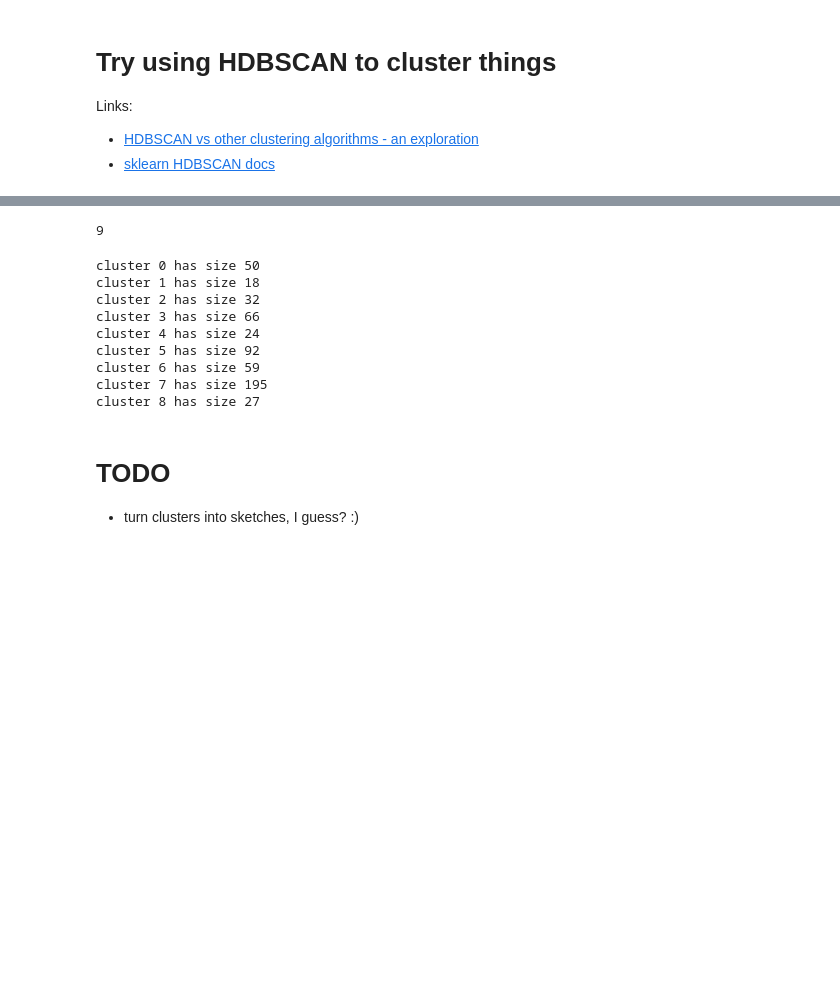
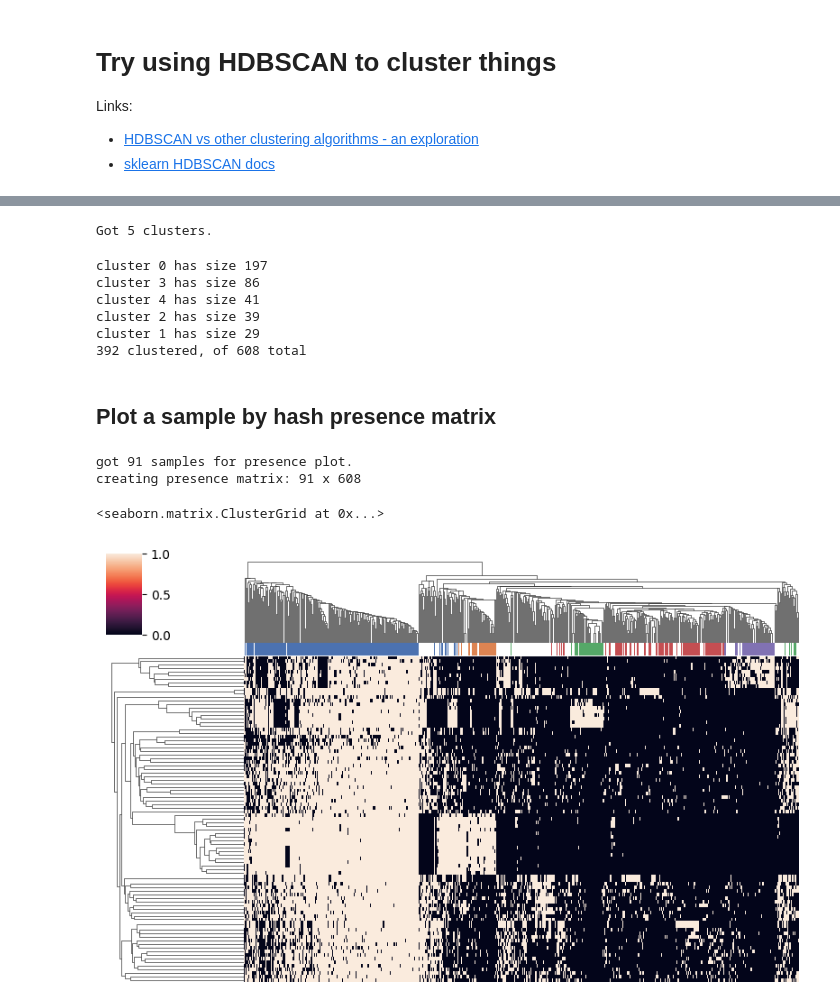
Before and after one commit to ctb/2024-pangenome-hash-corr, a Jupyter notebook: hdbscan.ipynb, the cells around one changed output, grey strips where cells are left out. Cells and saved outputs as stored; diff of their text form; code cells hidden in the pictures; blank space fills up the shorter version.

```diff
--- a/hdbscan.ipynb
+++ b/hdbscan.ipynb
@@ -153,34 +79,33 @@ Text(0, 0.5, 'Dimension 2')
 # %%
-## ok, whatever, pull out the clusters ;)
-
-hashinfo = list(labelinfo)
-
-hashinfo.sort(key=lambda row: int(row["sort_order"]))
-hashvals = [ int(row['label']) for row in hashinfo ]
-
+## ok, pull out the clusters
 clusters_d = defaultdict(set)
 
-for hashval, cluster_num in zip(hashvals, labels):
+for hashval, cluster_num in zip(assoc_hashvals, labels):
     if cluster_num >= 0:
         clusters_d[cluster_num].add(hashval)
+
+print(f"Got {len(clusters_d)} clusters.")
+# %% [output]
+Got 5 clusters.
-# %%
-print(len(clusters_d))
-# %% [output]
-9
 # %%
-for k, v in sorted(clusters_d.items()):
+for k, v in sorted(clusters_d.items(), key=lambda v: -len(v[1])):
     print(f"cluster {k} has size {len(v)}")
+
+print(sum([ len(v) for v in clusters_d.values() ]), 'clustered, of', len(assoc_hashvals), 'total')
 # %% [output]
-cluster 0 has size 50
-cluster 1 has size 18
-cluster 2 has size 32
-cluster 3 has size 66
-cluster 4 has size 24
-cluster 5 has size 92
-cluster 6 has size 59
-cluster 7 has size 195
-cluster 8 has size 27
+cluster 0 has size 197
+cluster 3 has size 86
+cluster 4 has size 41
+cluster 2 has size 39
+cluster 1 has size 29
+392 clustered, of 608 total
-# %% [markdown]
-# TODO
-
-* turn clusters into sketches, I guess? :)
+# %% [markdown]
+## Plot a sample by hash presence matrix
+# %%
+_, _, presence_mat = presence_info.build_presence_matrix()
+sns.clustermap(presence_mat, xticklabels=[], yticklabels=[], figsize=(8, 5), col_colors=cluster_colors)
+# %% [output]
+got 91 samples for presence plot.
+creating presence matrix: 91 x 608
+<seaborn.matrix.ClusterGrid at 0x...>
+[figure, added]
```
Also changed, not shown: parts of 29 cells of this notebook, 7 other files.
